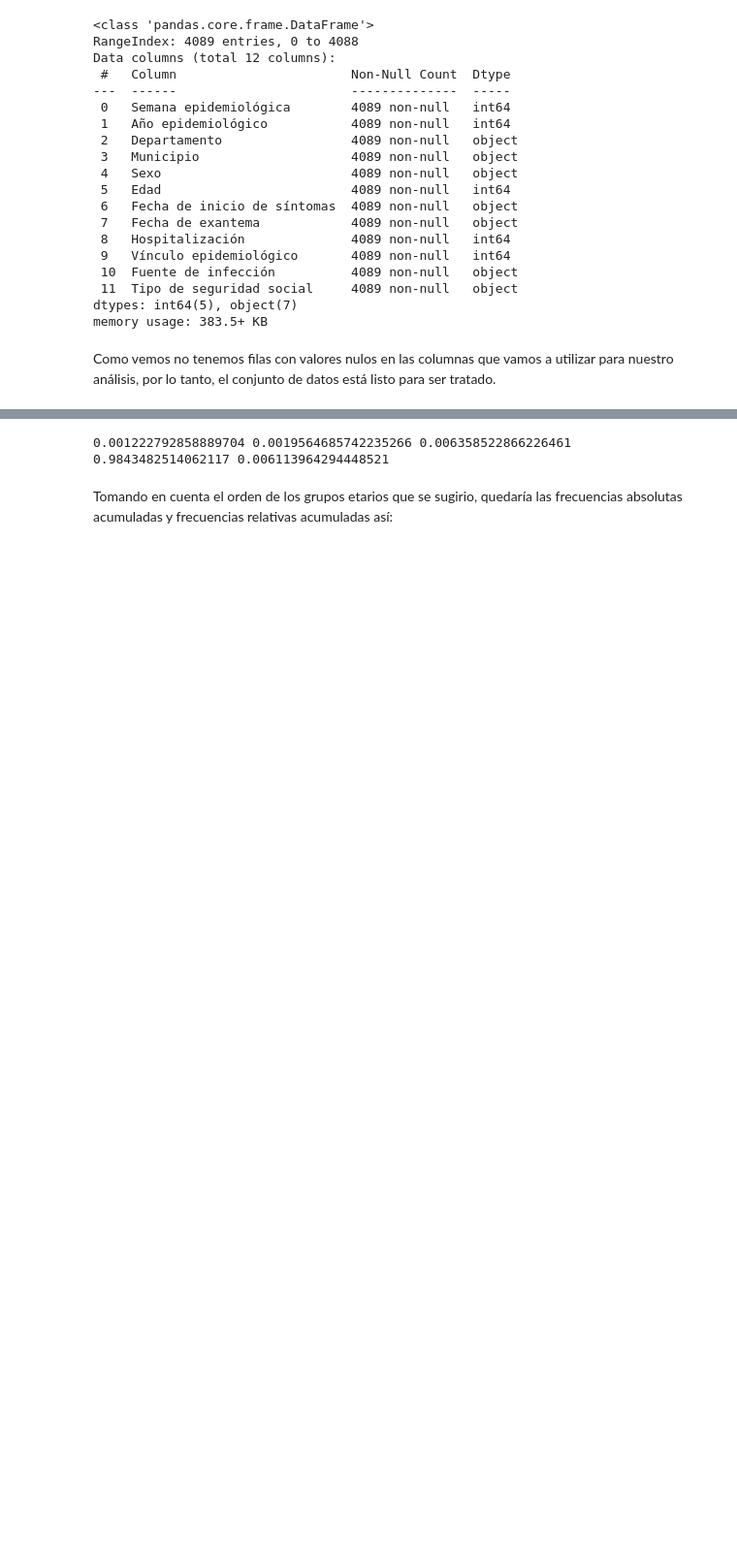
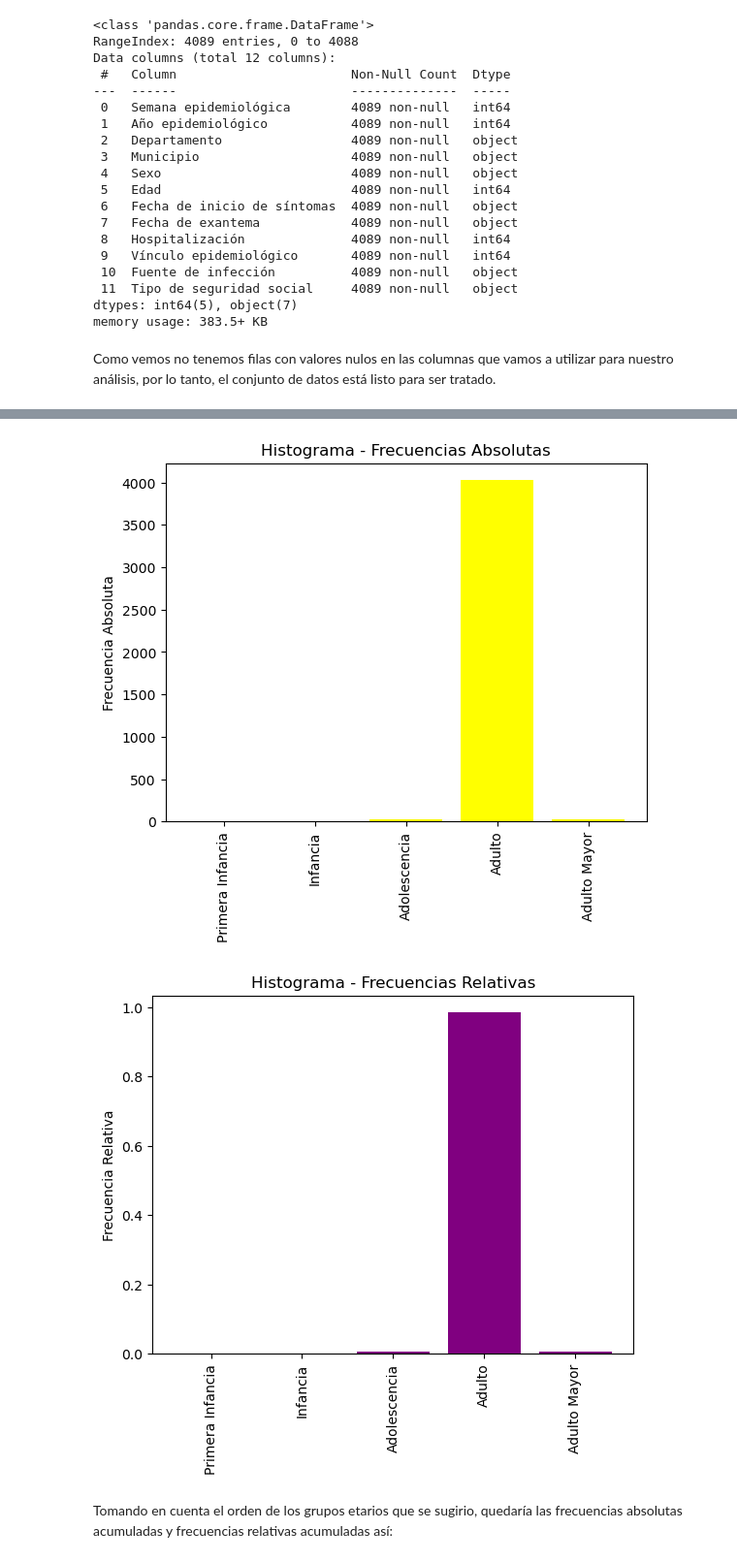
Before and after one commit to Karenmezz/Estadistica, a Jupyter notebook: Estadistica J1/Entregable.ipynb, the cells around one changed output, grey strips where cells are left out. Shown at 97% size. Drawn from its saved outputs; the diff is of its cells as text; code cells hidden in the pictures; blank space fills up the shorter version.

```diff
--- a/Estadistica J1/Entregable.ipynb
+++ b/Estadistica J1/Entregable.ipynb
@@ -27,10 +34,15 @@ Importamos el conjunto de datos.
 # %%
 import pandas as pd
-datos = pd.read_csv('./Casos_positivos_de_Viruela_s_mica_en_Colombia.csv')
+import statistics as stats
+import numpy as np
+import seaborn as sns
+import matplotlib.pyplot as plt
+
+df = pd.read_csv('./Casos_positivos_de_Viruela_s_mica_en_Colombia.csv')
 # %% [markdown]
 Descartamos las columnas que no vamos a utilizar y limpiamos de nulos nuestra tabla de datos.
 # %%
-datos = datos.drop(columns=[
+df = df.drop(columns=[
     'Código DIVIPOLA departamento',
     'Código DIVIPOLA municipio',
     'Fecha notificación',
@@ -45,8 +57,8 @@ datos = datos.drop(columns=[
     'Estrato'
 ])
 
-filas_totales = len(datos.index)
-datos.info()
+filas_totales = len(df.index)
+df.info()
 # %% [output]
 <class 'pandas.core.frame.DataFrame'>
 RangeIndex: 4089 entries, 0 to 4088
@@ -179,27 +317,42 @@ Con los conjuntos separados calculamos las frencuencias absolutas y relativas.
 # %%
 # fa = frecuencia absoluta
 fa_primera_infancia = len(primera_infancia.index)
 fa_infancia = len(infancia.index)
 fa_adolescencia = len(adolescencia.index)
 fa_adulto = len(adulto.index)
 fa_adulto_mayor = len(adulto_mayor.index)
 
 # fr = frecuencia relativa
 fr_primera_infancia = fa_primera_infancia / filas_totales
 fr_infancia = fa_infancia / filas_totales
 fr_adolescencia = fa_adolescencia / filas_totales
 fr_adulto = fa_adulto / filas_totales
 fr_adulto_mayor = fa_adulto_mayor / filas_totales
 
-# Esta sección aún está en trabajo...
-print(
-    fr_primera_infancia,
-    fr_infancia,
-    fr_adolescencia,
-    fr_adulto,
-    fr_adulto_mayor
-)
+
+categorias = ['Primera Infancia', 'Infancia', 'Adolescencia', 'Adulto', 'Adulto Mayor']
+fa = [fa_primera_infancia, fa_infancia, fa_adolescencia, fa_adulto, fa_adulto_mayor]
+x = np.arange(len(categorias))
+fr = [fr_primera_infancia, fr_infancia, fr_adolescencia, fr_adulto, fr_adulto_mayor]
+
+fig1, ax1 = plt.subplots()
+ax1.bar(x, fa, color='yellow')
+ax1.set_xticks(x)
+ax1.set_xticklabels(categorias, rotation='vertical')
+ax1.set_ylabel('Frecuencia Absoluta')
+ax1.set_title('Histograma - Frecuencias Absolutas')
+
+fig2, ax2 = plt.subplots()
+ax2.bar(x, fr, color='purple')
+ax2.set_xticks(x)
+ax2.set_xticklabels(categorias, rotation='vertical')
+ax2.set_ylabel('Frecuencia Relativa')
+ax2.set_title('Histograma - Frecuencias Relativas')
+fig1.subplots_adjust(wspace=0.5)
+fig2.subplots_adjust(wspace=0.5)
+plt.show()
 # %% [output]
-0.001222792858889704 0.0019564685742235266 0.006358522866226461 0.9843482514062117 0.006113964294448521
+[figure, added]
+[figure, added]
 # %% [markdown]
 Tomando en cuenta el orden de los grupos etarios que se sugirio, quedaría las frecuencias absolutas acumuladas y frecuencias relativas acumuladas así:
```
Also changed, not shown: parts of 30 cells of this notebook.
